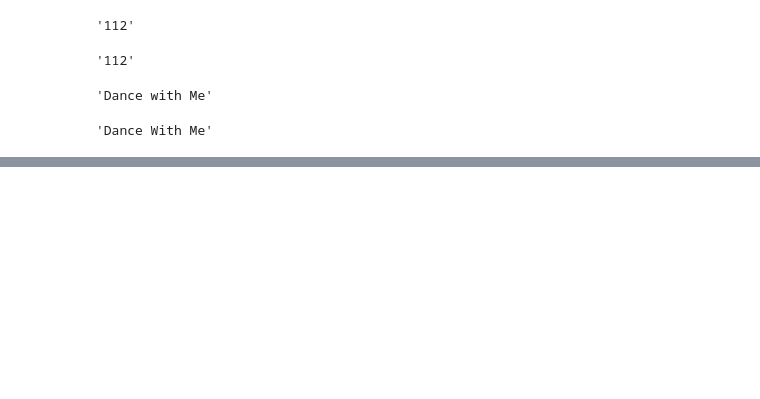
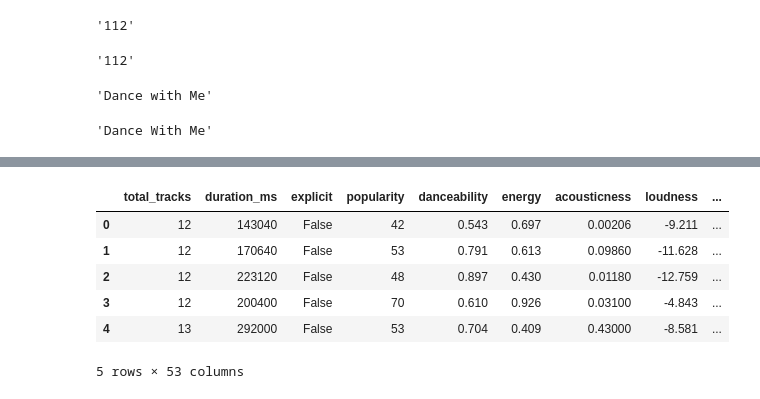
Before and after one commit to Greenford/billboard, a Jupyter notebook: pipe.ipynb, the cells around one changed output, grey strips where cells are left out. Saved outputs shown, nothing was run; the diff lists cells and outputs as text; code cells hidden in the pictures; blank space fills up the shorter version.

```diff
--- a/pipe.ipynb
+++ b/pipe.ipynb
@@ -581,0 +586,15 @@ from matplotlib.ticker import MaxNLocator, AutoLocator
+# %%
+bbd = pipe.BillboardData()
+bbd.load()
+bbd.transform_for_models()
+bbd.transform_label_to_labelhitcount()
+# %%
+bbd.df.head()
+# %% [output]
+|  | total_tracks | duration_ms | explicit | popularity | danceability | energy | acousticness | loudness | ... |
+| 0 | 12 | 143040 | False | 42 | 0.543 | 0.697 | 0.00206 | -9.211 | ... |
+| 1 | 12 | 170640 | False | 53 | 0.791 | 0.613 | 0.09860 | -11.628 | ... |
+| 2 | 12 | 223120 | False | 48 | 0.897 | 0.430 | 0.01180 | -12.759 | ... |
+| 3 | 12 | 200400 | False | 70 | 0.610 | 0.926 | 0.03100 | -4.843 | ... |
+| 4 | 13 | 292000 | False | 53 | 0.704 | 0.409 | 0.43000 | -8.581 | ... |
+5 rows × 53 columns
```
Also changed, not shown: parts of 7 cells of this notebook, 2 other files.
